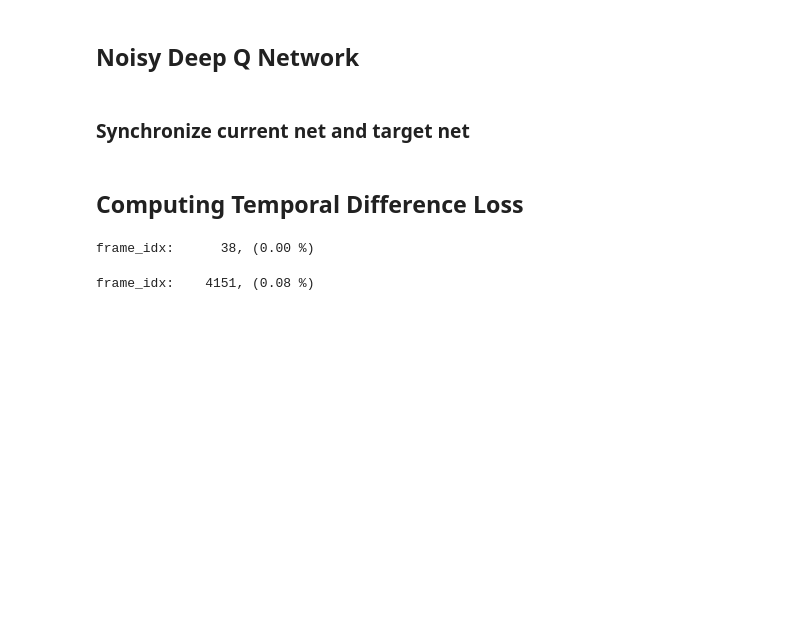
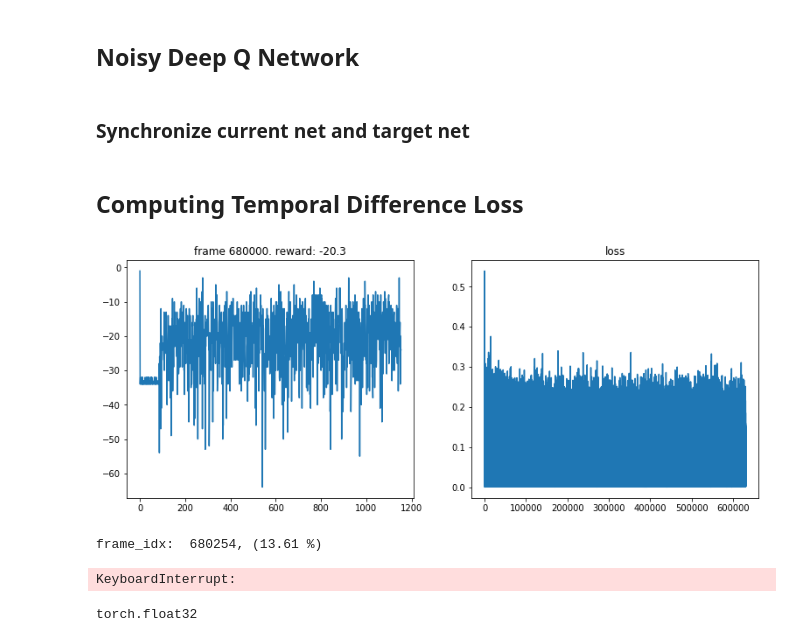
Before and after one commit to higgsfield/RL-Adventure, a Jupyter notebook: noisy/noisy_boxing.ipynb, the cells around one changed output. Cells and saved outputs as stored; diff of their text form; code cells hidden in the pictures; blank space fills up the shorter version.

```diff
--- a/noisy/noisy_boxing.ipynb
+++ b/noisy/noisy_boxing.ipynb
@@ -256,36 +256,41 @@ for frame_idx in range(1, num_frames + 1):
         episode_state.append(state)
         episode_q_val.append(q_values)
 
     next_state, reward, done, _ = env.step(action)
     replay_buffer.push(state, action, reward, next_state, done)
 
     state = next_state
     episode_reward += reward
 
     if done:
         state = env.reset()
         all_rewards.append(episode_reward)
         episode_reward = 0
         if episode % 20 == 0:
             state_traj.append(episode_state)
             q_value_traj.append(episode_q_val)
 
         episode += 1
         episode_state = []
         episode_q_val = []
 
-    if len(replay_buffer) > batch_size:
+    if len(replay_buffer) > replay_initial:
         loss = compute_td_loss(batch_size)
         losses.append(loss.data[0])
 
     if frame_idx % 10000 == 0:
         plot(frame_idx, all_rewards, losses)
         update_target(current_model, target_model)
 
     print('\rframe_idx: %7d, (%.2f %%)' %(frame_idx, frame_idx/num_frames*100), end='')
 # %% [output]
+[figure, added]
-frame_idx:      38, (0.00 %)
+frame_idx:  680254, (13.61 %)
-frame_idx:    4151, (0.08 %)
+KeyboardInterrupt:
+# %%
+losses[0].dtype
+# %% [output]
+torch.float32
 # %%
 from common.save_file import *
 
```
Also changed, not shown: 3 other files.
